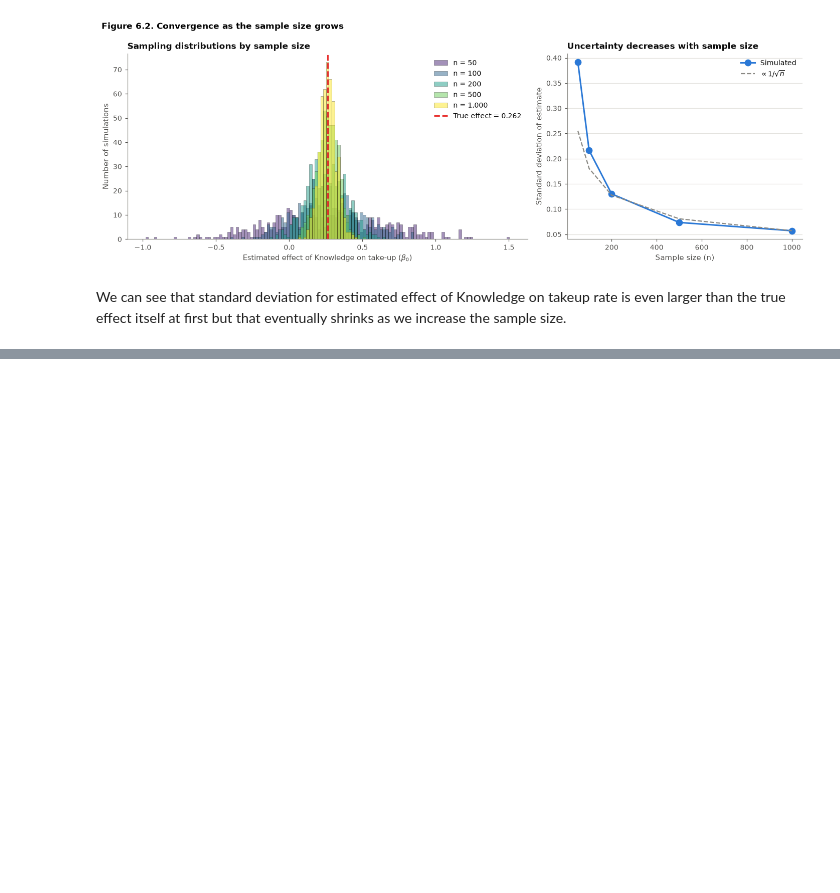
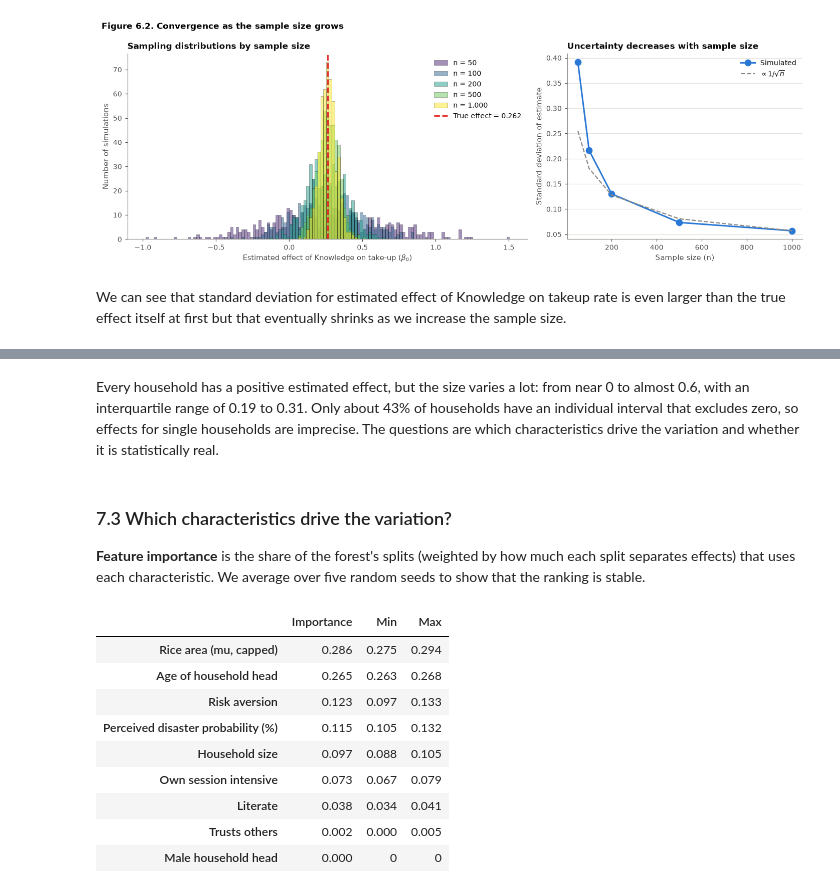
Before and after one commit to hn1802-uw/Social-Networks-and-the-Decision-to-Insure, a Jupyter notebook: project.ipynb, the cells around one changed output, grey strips where cells are left out. Saved outputs shown, nothing was run; the diff lists cells and outputs as text; code cells hidden in the pictures; blank space fills up the shorter version.

```diff
--- a/project.ipynb
+++ b/project.ipynb
@@ -532,0 +641,20 @@ We can see that standard deviation for estimated effect of Knowledge on takeup r
+# %% [markdown]
+Every household has a positive estimated effect, but the size varies a lot: from near 0 to almost 0.6, with an interquartile range of 0.19 to 0.31. Only about 43% of households have an individual interval that excludes zero, so effects for single households are imprecise. The questions are which characteristics drive the variation and whether it is statistically real.
+# %% [markdown]
+### 7.3 Which characteristics drive the variation?
+
+**Feature importance** is the share of the forest's splits (weighted by how much each split separates effects) that uses each characteristic. We average over five random seeds to show that the ranking is stable.
+# %%
+forests = [forest] + [fit_causal_forest(het, seed=k) for k in range(4)]
+style_table(importance_table(forests))
+# %% [output]
+|  | Importance | Min | Max |
+| Rice area (mu, capped) | 0.286 | 0.275 | 0.294 |
+| Age of household head | 0.265 | 0.263 | 0.268 |
+| Risk aversion | 0.123 | 0.097 | 0.133 |
+| Perceived disaster probability (%) | 0.115 | 0.105 | 0.132 |
+| Household size | 0.097 | 0.088 | 0.105 |
+| Own session intensive | 0.073 | 0.067 | 0.079 |
+| Literate | 0.038 | 0.034 | 0.041 |
+| Trusts others | 0.002 | 0.000 | 0.005 |
+| Male household head | 0.000 | 0 | 0 |
```
Also changed, not shown: parts of 25 cells of this notebook, 6 other files.
